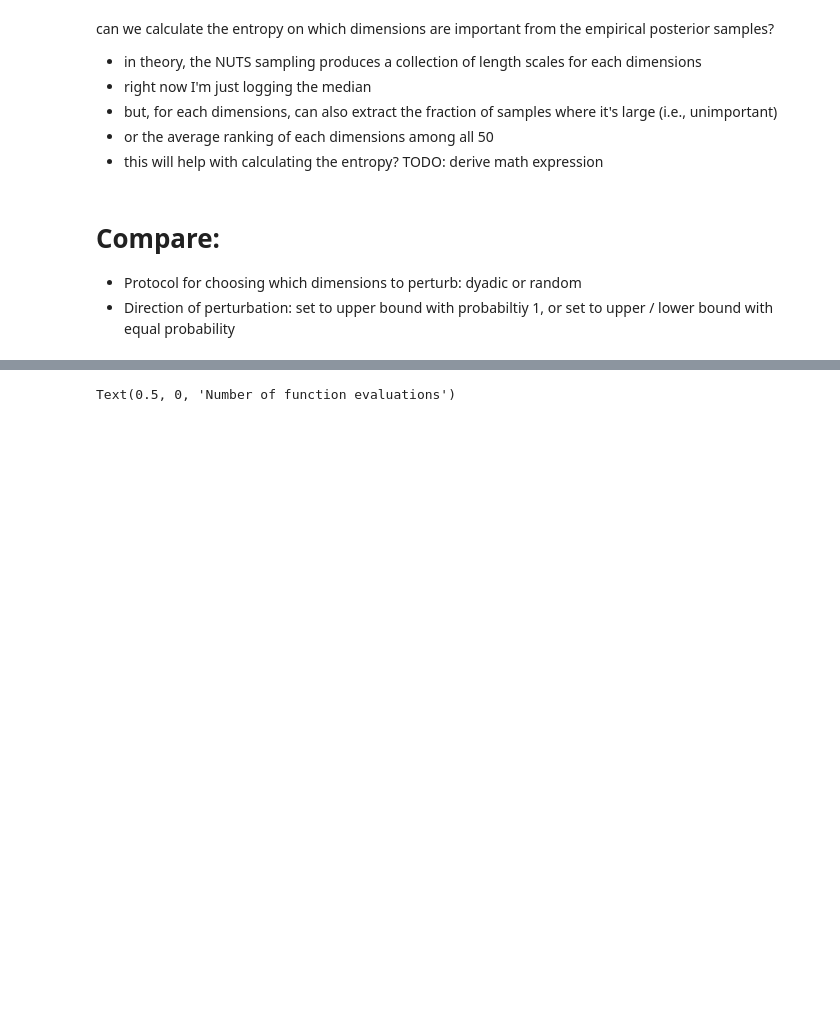
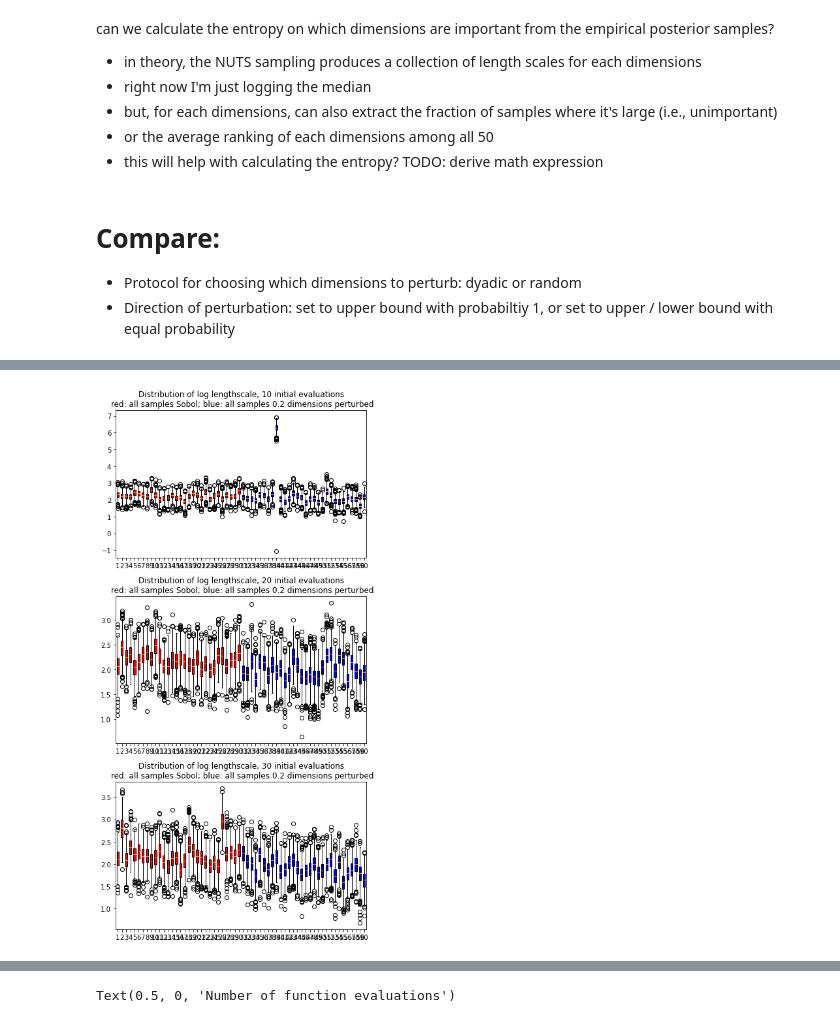
Before and after one commit to zyyjjj/saasbo, a Jupyter notebook: plot_new.ipynb, the cells around one changed output, grey strips where cells are left out. Cells and saved outputs as stored; diff of their text form; code cells hidden in the pictures; blank space fills up the shorter version.

```diff
--- a/plot_new.ipynb
+++ b/plot_new.ipynb
@@ -60,17 +62,18 @@ IMPORTANT_DIMS = {
 }
 # %%
 # problem = 'hartmann6_50'
-# problem = 'hartmann6_1000'
-problem = 'branin_1000'
+problem = 'hartmann6_1000'
+# problem = 'branin_1000'
 important_dims = IMPORTANT_DIMS[problem]
 
 
 
 perturb_dims_policies = ['random']
-perturb_directions = ['ub_only', 'ub_and_lb']
-fracs_initevals_perturbed = [0, 0.2, 0.5, 0.8, 1]
-fracs_dims_perturbed = [0.1, 0.2, 0.5]
+perturb_directions = ['ub_and_lb']
+fracs_initevals_perturbed = [0, 1]
+fracs_dims_perturbed = [0.2]
 
-# n_initevals_list = ['10', '20', '30']
-n_initevals_list = ['30']
-trials = list(range(1, 11))
+n_initevals_list = ['10', '20', '30']
+# n_initevals_list = ['20']
+# trials = list(range(1, 51))
+trials = list(range(51, 81))
@@ -78,0 +80,80 @@ combinations = itertools.product(perturb_dims_policies, n_initevals_list, fracs_
+# %%
+combinations = itertools.product(perturb_dims_policies, fracs_initevals_perturbed, fracs_dims_perturbed, perturb_directions)
+
+lengthscale_quantiles = {}
+
+fig1, axs1 = plt.subplots(nrows = 3, ncols = 1, figsize=(6,12))
+fig2, ax2 = plt.subplots()
+colors_for_fig2 = ['r', 'b']
+fig3, ax3 = plt.subplots()
+
+for i in range(len(n_initevals_list)):
+    n_initevals = n_initevals_list[i]
+    qs = []
+    ls = []
+    colors = []
+
+    for perturb_dim_policy, frac_initevals_perturbed, frac_dims_perturbed, perturb_direction \
+        in itertools.product(perturb_dims_policies, fracs_initevals_perturbed, fracs_dims_perturbed, perturb_directions):
+
+        frac_initevals_perturbed_str = str(float(frac_initevals_perturbed)).replace('.', '')
+        frac_dims_perturbed_str = str(frac_dims_perturbed).replace('.', '')
+
+        ys = []
+        mean_important_dims_rankings_total = 0
+
+        for trial in trials:
+            file = '/home/yz685/saasbo/results/' + problem + '/random_vs_dyadic/' + perturb_dim_policy + \
+                    '_initevals=' + n_initevals + '_frac_initevals_perturbed=' + frac_initevals_perturbed_str + \
+                    '_frac_dims_perturbed=' + frac_dims_perturbed_str + '/' + perturb_direction + str(trial)
+
+            results = torch.load(file)
+            q, c, v = get_lengthscale_stats(np.expand_dims(results['median_lengthscales'][0], 0), thres = 5)
+            qs.append(q)
+            ys.append(np.min(results['Y']))
+
+            ls.append(np.log(results['median_lengthscales'][0]))
+            if frac_initevals_perturbed == 0:
+                colors.append('r')
+                fig2_color = 'r'
+            else:
+                colors.append('b')
+                fig2_color = 'b'
+                # print(perturb_direction, trial, results['X'])
+                # print(perturb_direction, trial, results['Y'], min(results['Y']), np.min(results['Y']))
+
+            mean_important_dims_rankings = np.mean([results['lengthscale_rankings'][0][j] for j in important_dims])
+            mean_important_dims_rankings_total += mean_important_dims_rankings
+            # print(trial, n_initevals, frac_initevals_perturbed, frac_dims_perturbed, \
+            #     np.mean(results['num_important_dims_perturbed']), mean_important_dims_rankings)
+
+
+        print(n_initevals, frac_initevals_perturbed, frac_dims_perturbed, mean_important_dims_rankings_total/len(trials))
+
+        q_mean, q_sd = process_multiple_trials(qs, log_transform = True)
+        y_mean, y_sd = np.mean(ys), np.std(ys)
+
+        ax2.scatter(int(n_initevals), q_mean, color = fig2_color, \
+            label = '{} initial evaluations'.format(n_initevals))
+        ax2.errorbar(int(n_initevals), q_mean, q_sd, color = fig2_color)
+
+        ax3.scatter(int(n_initevals), y_mean, color = fig2_color, \
+            label = '{} initial evaluations'.format(n_initevals))
+        ax3.errorbar(int(n_initevals), y_mean, y_sd, color = fig2_color)
+        print('mean and sd of objective value: ', y_mean, y_sd)
+        lengthscale_quantiles[(perturb_dim_policy, n_initevals, frac_initevals_perturbed, frac_dims_perturbed, perturb_direction)] = [q_mean, q_sd]
+
+    bplot = axs1[i].boxplot(ls, patch_artist=True)
+    axs1[i].set_title('Distribution of log lengthscale, {} initial evaluations'.format(n_initevals) + '\n red: all samples Sobol; blue: all samples {} dimensions perturbed'.format(frac_dims_perturbed))
+
+    for patch, color in zip(bplot['boxes'], colors):
+        patch.set_facecolor(color)
+
+fig1.tight_layout()
+
+ax2.set_title(problem + ', Log sixth smallest lengthscale' + '\n red: all samples Sobol; blue: all samples {} dimensions perturbed'.format(frac_dims_perturbed))
+ax2.set_xlabel('Number of initial samples')
+
+ax3.set_title(problem + ', Best objective value' + '\n red: all samples Sobol; blue: all samples {} dimensions perturbed'.format(frac_dims_perturbed))
+ax3.set_xlabel('Number of initial samples')
+# %% [output]
@@ -78,0 +173 @@ combinations = itertools.product(perturb_dims_policies, n_initevals_list, fracs_
+[figure, added]
```
Also changed, not shown: parts of 15 cells of this notebook, 6 other files.
